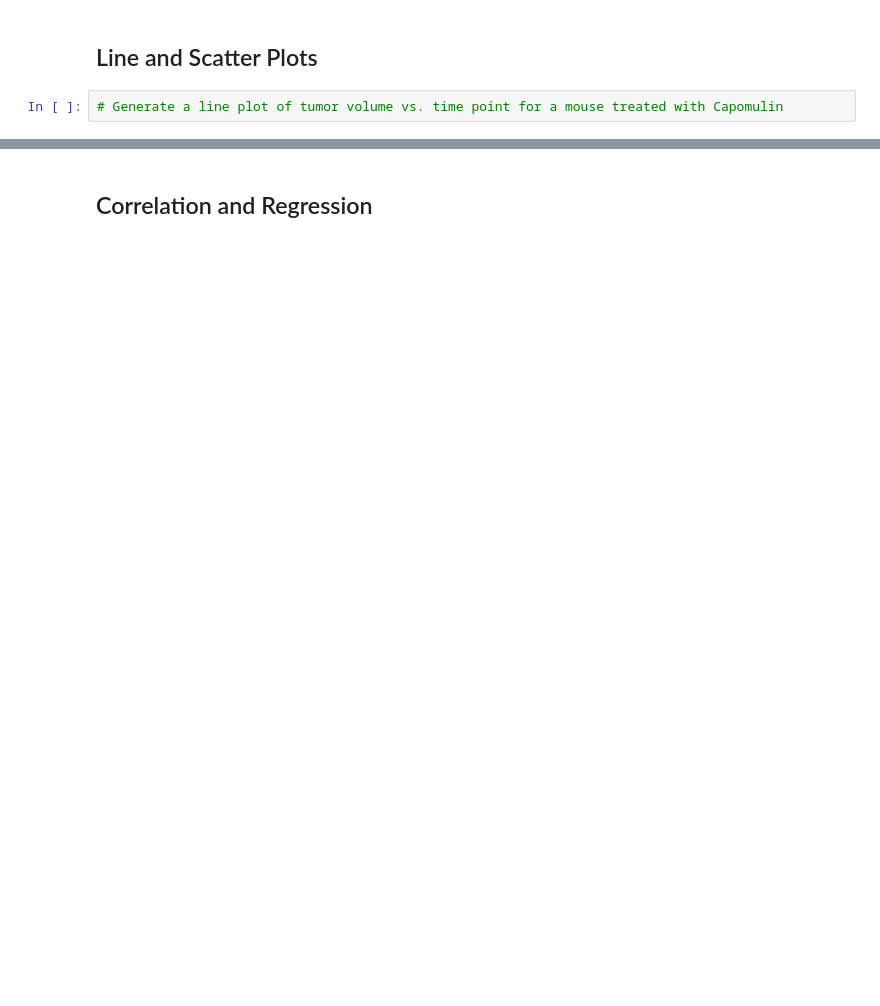
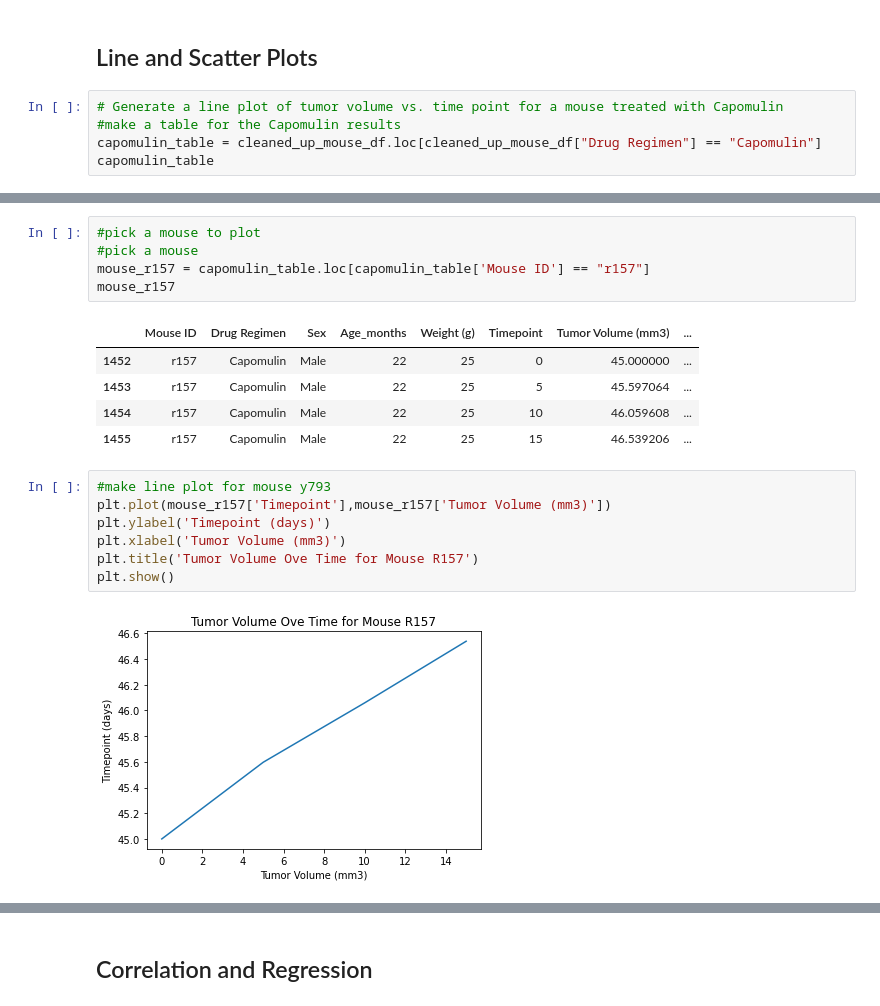
Before and after one commit to JennyShea/matplotlib-challenge, a Jupyter notebook: pymaceuticals.ipynb, the cells around one changed output, grey strips where cells are left out. Drawn from its saved outputs; the diff is of its cells as text; blank space fills up the shorter version.

```diff
--- a/pymaceuticals.ipynb
+++ b/pymaceuticals.ipynb
@@ -359,3 +400,6 @@ NameError: name 'ending_tumor' is not defined
 ## Line and Scatter Plots
 # %%
 # Generate a line plot of tumor volume vs. time point for a mouse treated with Capomulin
+#make a table for the Capomulin results
+capomulin_table = cleaned_up_mouse_df.loc[cleaned_up_mouse_df["Drug Regimen"] == "Capomulin"]
+capomulin_table
@@ -362,2 +420,22 @@ NameError: name 'ending_tumor' is not defined
+# %%
+#pick a mouse to plot
+#pick a mouse
+mouse_r157 = capomulin_table.loc[capomulin_table['Mouse ID'] == "r157"]
+mouse_r157
+# %% [output]
+|  | Mouse ID | Drug Regimen | Sex | Age_months | Weight (g) | Timepoint | Tumor Volume (mm3) | ... |
+| 1452 | r157 | Capomulin | Male | 22 | 25 | 0 | 45.000000 | ... |
+| 1453 | r157 | Capomulin | Male | 22 | 25 | 5 | 45.597064 | ... |
+| 1454 | r157 | Capomulin | Male | 22 | 25 | 10 | 46.059608 | ... |
+| 1455 | r157 | Capomulin | Male | 22 | 25 | 15 | 46.539206 | ... |
+# %%
+#make line plot for mouse y793
+plt.plot(mouse_r157['Timepoint'],mouse_r157['Tumor Volume (mm3)'])
+plt.ylabel('Timepoint (days)')
+plt.xlabel('Tumor Volume (mm3)')
+plt.title('Tumor Volume Ove Time for Mouse R157')
+plt.show()
+# %% [output]
+[figure, added]
 # %%
 # Generate a scatter plot of average tumor volume vs. mouse weight for the Capomulin regimen
```
Also changed, not shown: parts of 15 cells of this notebook, 2 other files.
